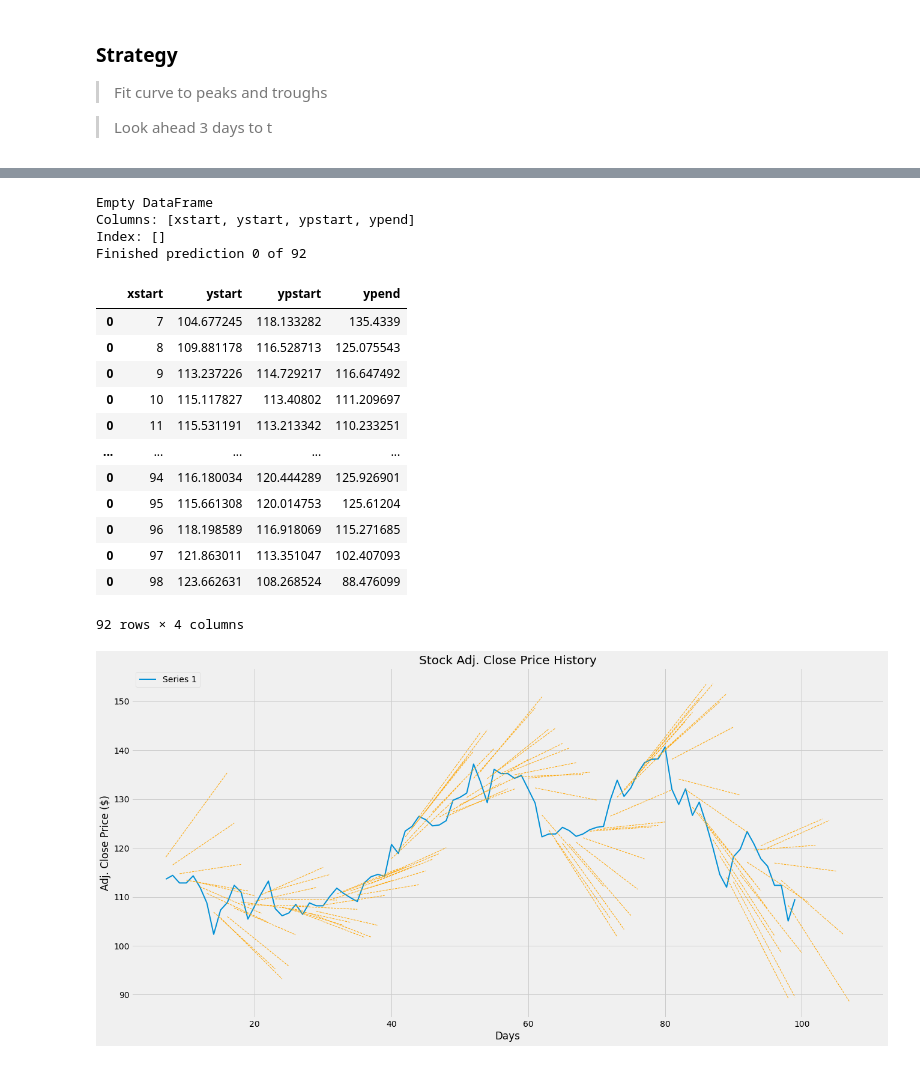
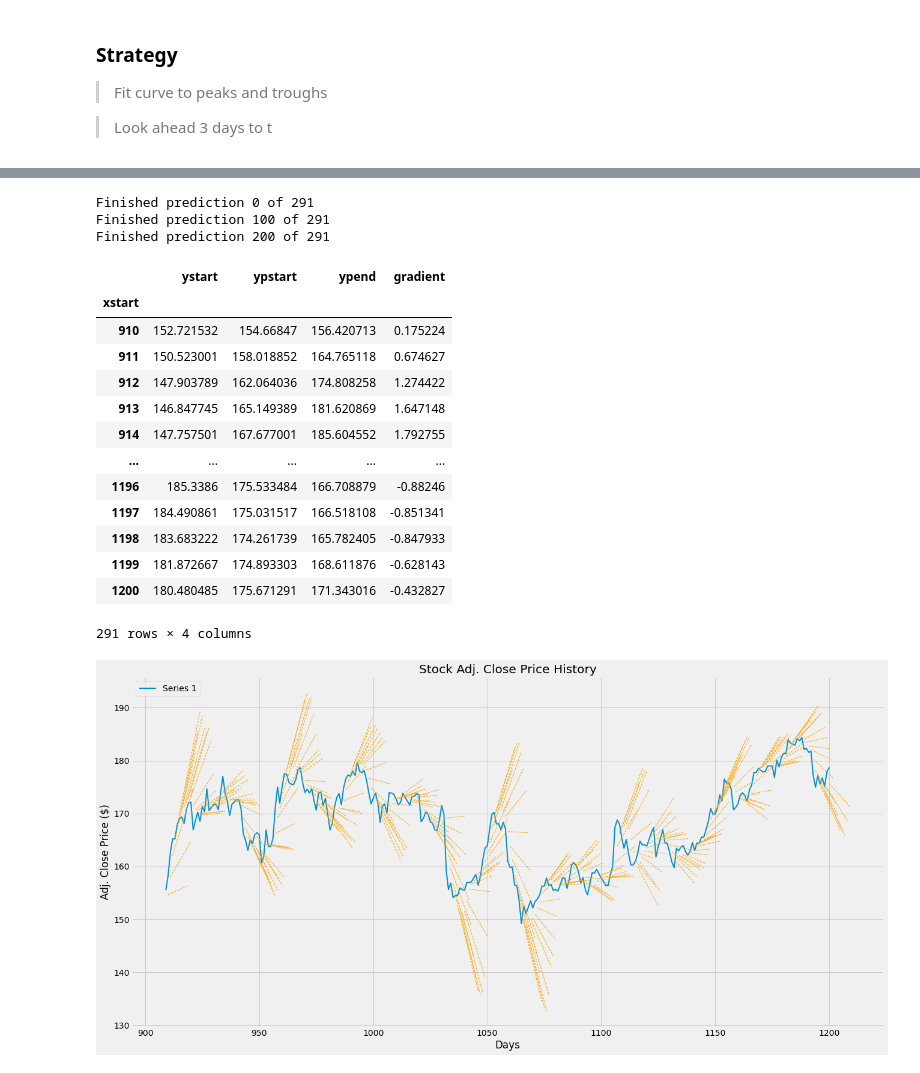
Before and after one commit to oscarwoodi/BHProj2Team1, a Jupyter notebook: Levels_.ipynb, the cells around one changed output, grey strips where cells are left out. Drawn from its saved outputs; the diff is of its cells as text; code cells hidden in the pictures.

```diff
--- a/Levels_.ipynb
+++ b/Levels_.ipynb
@@ -316,7 +316,7 @@ def fit_pent_curve(series, vision, span, option):
     if option == 0:
         data1 = pd.DataFrame(leveler(series, span[0], span[1])[0])
     else:
-        data1 = df[series][span[0]:span[1]].reset_index()
+        data1 = df[series][span[0]:span[1]+1].reset_index()
 
     # choose the input and output variables
     x, y = data1.iloc[:,0], data1.iloc[:,1]
@@ -540,6 +540,6 @@ plt.show()
 # %%
 # testing across whole series
-def crystal_ball(series, vision, window, sinwindow, start, end, option, predictor):
+def crystal_ball(series, vision, window, sinwindow, start, end, option, predictor, chart):
 
     # series - data used
     # vision - how far ahead to predict
@@ -549,71 +549,75 @@ def crystal_ball(series, vision, window, sinwindow, start, end, option, predicto
     # end - observation period end
     # option - used in predictor (0 uses turning point data, 1 uses price data)
     # predictor - type of interpolation (5 uses 5th deg poly, 4 - 4th, 3 - 3rd, 2 - 2nd, 1 - sin)
+    # chart - 1 = graph, 0 = no graph
 
     data1 = df[series][start+window-1:end]
 
-    # plot initial curve
-    plt.figure(figsize=(20, 10))
-    plt.plot(data1, linewidth = 2)
-    plt.title('Stock Adj. Close Price History')
-    plt.xlabel('Days')
-    plt.ylabel('Adj. Close Price ($)')
-    plt.legend(df, loc='upper left')
+    if chart == 1:
+        # plot initial curve
+        plt.figure(figsize=(20, 10))
+        plt.plot(data1, linewidth = 2)
+        plt.title('Stock Adj. Close Price History')
+        plt.xlabel('Days')
+        plt.ylabel('Adj. Close Price ($)')
+        plt.legend(df, loc='upper left')
 
     # storing predictions
     predictions = pd.DataFrame(columns=['xstart', 'ystart', 'ypstart', 'ypend'])
-    print(predictions)
 
     # plot guess per time step
     for i in range(start, end-window):
 
         span = [i, i+window]
 
         if predictor == 5:
             [x_line, y_line, x_line_f, y_line_f] = fit_pent_curve(series, vision, span, option)
         elif predictor == 4:
             [x_line, y_line, x_line_f, y_line_f] = fit_quad_curve(series, vision, span, option)
         elif predictor == 3:
             [x_line, y_line, x_line_f, y_line_f] = fit_tri_curve(series, vision, span, option)
         elif predictor == 2:
             [x_line, y_line, x_line_f, y_line_f] = fit_bi_curve(series, vision, span, option)
         elif predictor == 0:
             [x_line, y_line, x_line_f, y_line_f] = fit_lin_curve(series, vision, span, option)
         elif predictor == 1:
             [x_line, y_line, x_line_f, y_line_f] = fit_sin_curve(series, vision, span, option)
 
-        # create a line plot for the mapping function
-        plt.plot(x_line_f, y_line_f, '--', color='orange', linewidth=1)
+        if chart == 1:
+            # create a line plot for the mapping function
+            plt.plot(x_line_f, y_line_f, '--', color='orange', linewidth=1)
 
         # add data points
         predictions = pd.concat([predictions, pd.DataFrame([[x_line[-1], y_line[0], y_line_f[0], y_line_f[-1]]], \
                                              columns=['xstart', 'ystart', 'ypstart', 'ypend'])])
 
         if i%100 == 0:
             print('Finished prediction %.d of %.d' % (i-start, end-window-start))
 
+    predictions['gradient'] = (predictions['ypend']-predictions['ypstart'])/window
+    predictions = predictions.set_index('xstart', drop=True)
+
     return predictions
 
 # call function
-
-crystal_ball('Series 6', 10, 8, 20, 0, 100, 1, 0)
+crystal_ball('Series 6', 10, 10, 20, 900, 1201, 1, 0, 1)
 # %% [output]
-Empty DataFrame
-Columns: [xstart, ystart, ypstart, ypend]
-Index: []
-Finished prediction 0 of 92
+Finished prediction 0 of 291
+Finished prediction 100 of 291
+Finished prediction 200 of 291
-|  | xstart | ystart | ypstart | ypend |
-| 0 | 7 | 104.677245 | 118.133282 | 135.4339 |
-| 0 | 8 | 109.881178 | 116.528713 | 125.075543 |
-| 0 | 9 | 113.237226 | 114.729217 | 116.647492 |
-| 0 | 10 | 115.117827 | 113.40802 | 111.209697 |
-| 0 | 11 | 115.531191 | 113.213342 | 110.233251 |
+|  | ystart | ypstart | ypend | gradient |
+| xstart |  |  |  |  |
+| 910 | 152.721532 | 154.66847 | 156.420713 | 0.175224 |
+| 911 | 150.523001 | 158.018852 | 164.765118 | 0.674627 |
+| 912 | 147.903789 | 162.064036 | 174.808258 | 1.274422 |
+| 913 | 146.847745 | 165.149389 | 181.620869 | 1.647148 |
+| 914 | 147.757501 | 167.677001 | 185.604552 | 1.792755 |
 | ... | ... | ... | ... | ... |
-| 0 | 94 | 116.180034 | 120.444289 | 125.926901 |
-| 0 | 95 | 115.661308 | 120.014753 | 125.61204 |
-| 0 | 96 | 118.198589 | 116.918069 | 115.271685 |
-| 0 | 97 | 121.863011 | 113.351047 | 102.407093 |
-| 0 | 98 | 123.662631 | 108.268524 | 88.476099 |
+| 1196 | 185.3386 | 175.533484 | 166.708879 | -0.88246 |
+| 1197 | 184.490861 | 175.031517 | 166.518108 | -0.851341 |
+| 1198 | 183.683222 | 174.261739 | 165.782405 | -0.847933 |
+| 1199 | 181.872667 | 174.893303 | 168.611876 | -0.628143 |
+| 1200 | 180.480485 | 175.671291 | 171.343016 | -0.432827 |
-92 rows × 4 columns
+291 rows × 4 columns
-[figure, old version]
+[figure, new version]
 # %%
```
Also changed, not shown: parts of 30 cells of this notebook.
